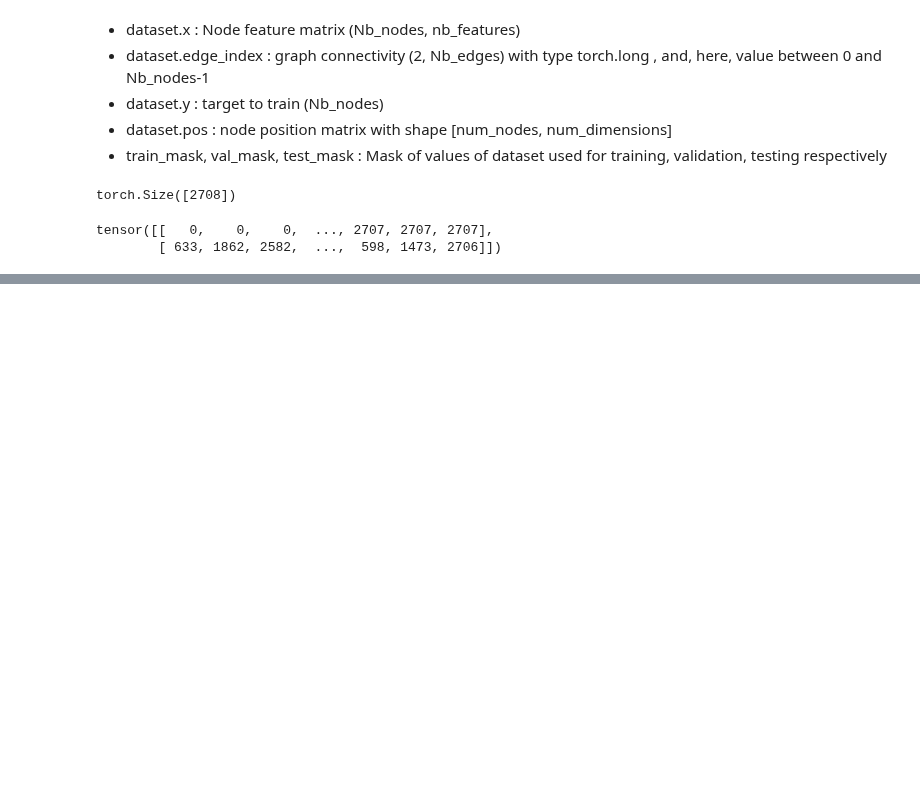
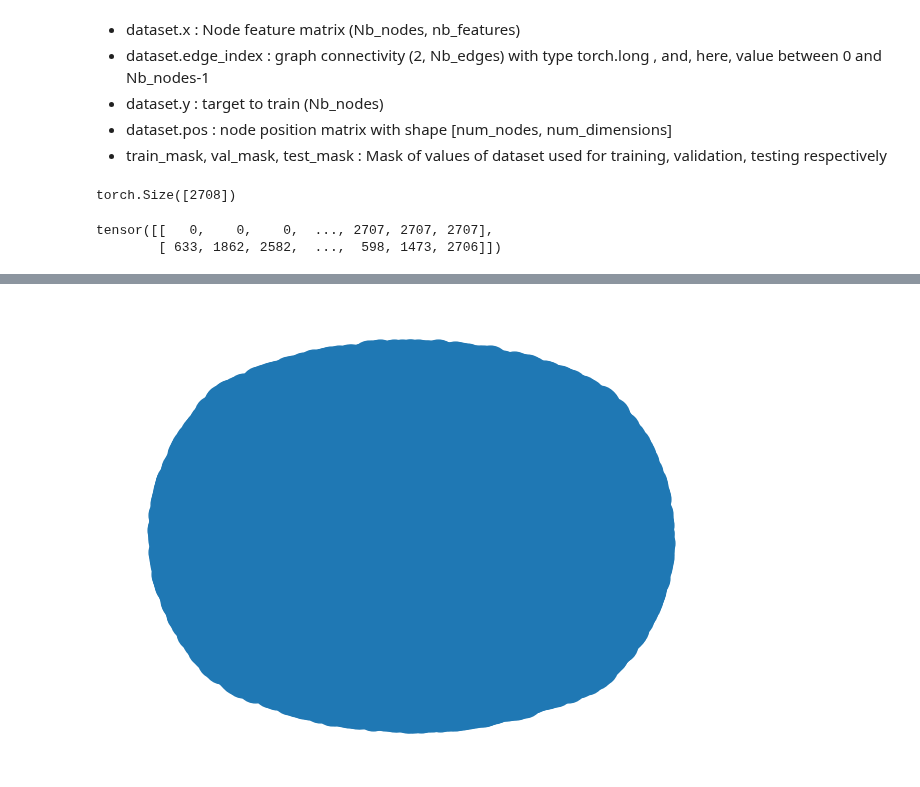
Before and after one commit to vdng9338/projet-compstats-2023, a Jupyter notebook: link_prediction/load_data.ipynb, the cells around one changed output, grey strips where cells are left out. Saved outputs shown, nothing was run; the diff lists cells and outputs as text; code cells hidden in the pictures; blank space fills up the shorter version.

```diff
--- a/link_prediction/load_data.ipynb
+++ b/link_prediction/load_data.ipynb
@@ -14,15 +14,15 @@ def draw_weighted_graph(G: nx.Graph, node_features: dict = None, fname: str = No
     nx.draw_networkx_edges(G, pos, width=6) # edges
 
     # node feature
-    if node_features is None:
-        node_features = nx.get_node_attributes(G, "feat")
-        node_features = {idx: f"{idx:d}" for idx, val in node_features.items()}
-    # print('node_features', node_features)
-    nx.draw_networkx_labels(G, pos, labels=node_features) #font_size=20, font_family="sans-serif") # node labels
+    # if node_features is None:
+    #     node_features = nx.get_node_attributes(G, "feat")
+    #     node_features = {idx: f"{idx:d}" for idx, val in node_features.items()}
+    # # print('node_features', node_features)
+    # nx.draw_networkx_labels(G, pos, labels=node_features) #font_size=20, font_family="sans-serif") # node labels
 
     # edge weight labels
-    edge_weights = nx.get_edge_attributes(G, "weight")
-    nx.draw_networkx_edge_labels(G, pos, edge_weights)
+    # edge_weights = nx.get_edge_attributes(G, "weight")
+    # nx.draw_networkx_edge_labels(G, pos, edge_weights)
 
     ax = plt.gca() # to get the current axis
     ax.margins(0.08) # to avoid the nodes being clipped
@@ -54,3 +64,12 @@ dataset.edge_index
 torch.Size([2708])
 tensor([[   0,    0,    0,  ..., 2707, 2707, 2707],
         [ 633, 1862, 2582,  ...,  598, 1473, 2706]])
+# %%
+G = nx.Graph()
+nb_nodes = len(dataset.y)
+for i in range(nb_nodes):
+    G.add_node(i, label=dataset.y[i])
+# %%
+for edge in dataset.edge_index.T :
+    G.add_edge(edge[0], edge[1])
+    print(edge)
@@ -56,0 +94,4 @@ tensor([[   0,    0,    0,  ..., 2707, 2707, 2707],
+# %%
+draw_weighted_graph(G)
+# %% [output]
+[figure, added]
```
Also changed, not shown: parts of 2 cells of this notebook, 10 other files.
